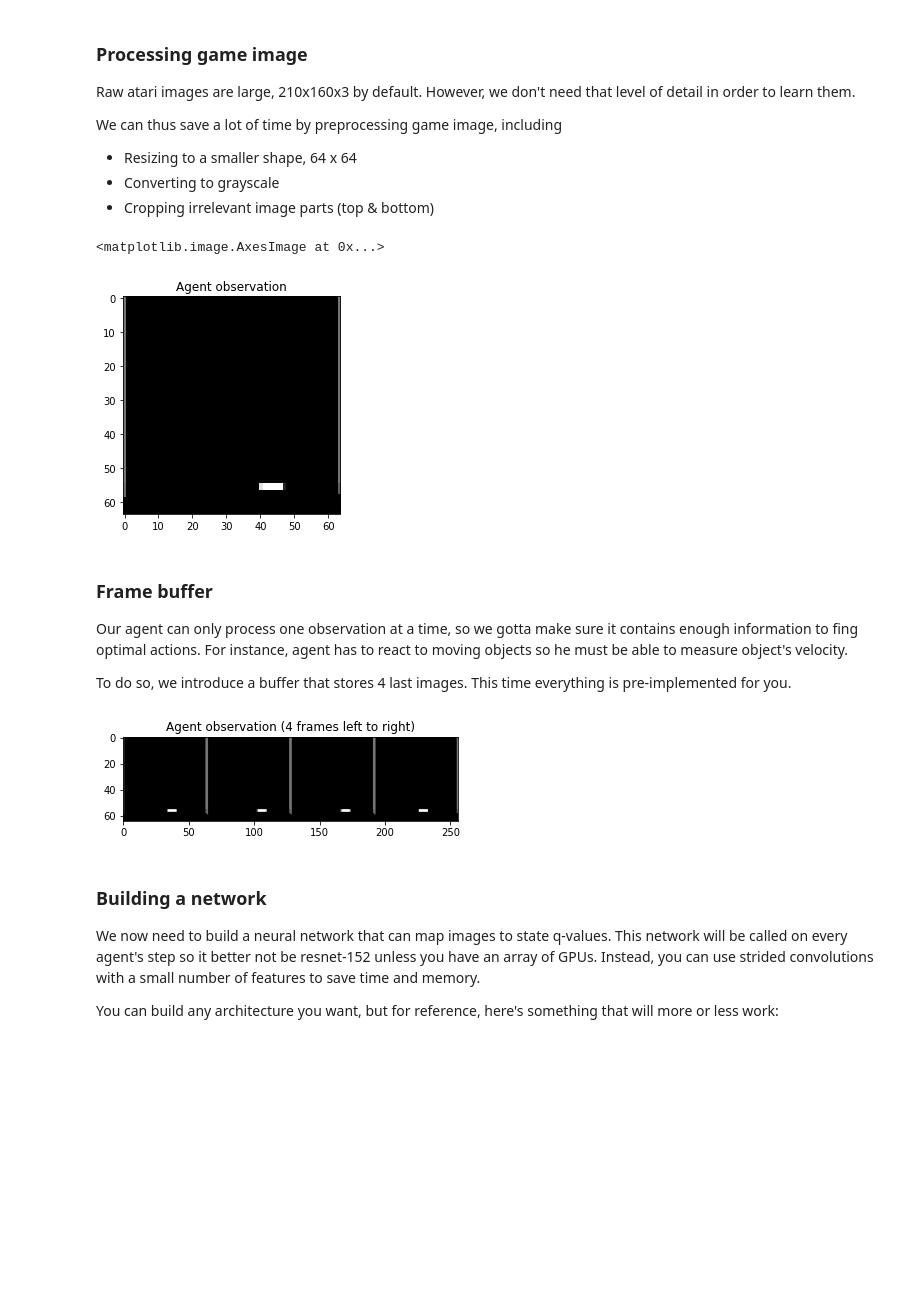
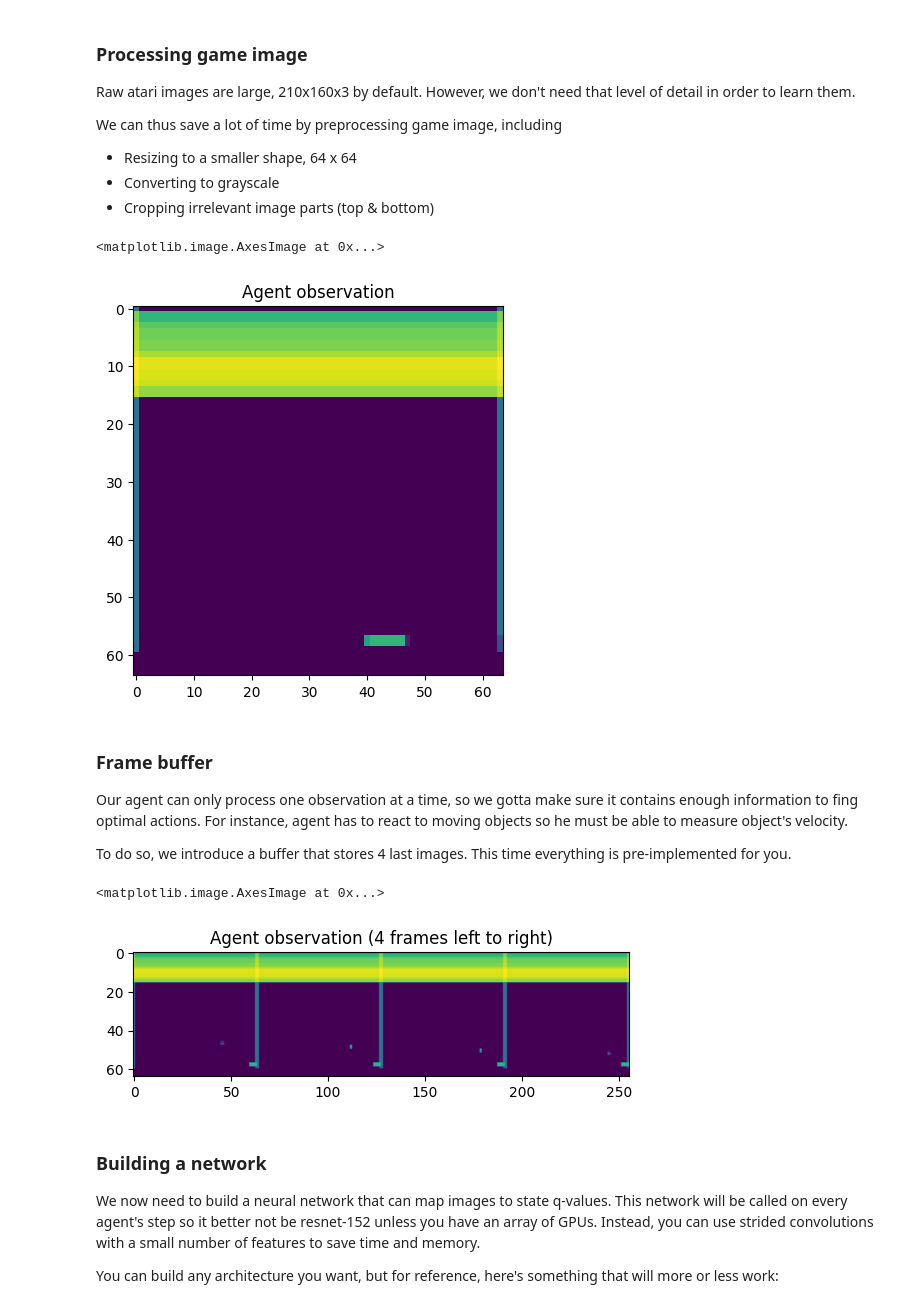
Before and after one commit to bmichas/GUzW, a Jupyter notebook: notebooks/Lab. 8.ipynb, the cells around one changed output. Drawn from its saved outputs; the diff is of its cells as text; code cells hidden in the pictures; blank space fills up the shorter version.

```diff
--- a/notebooks/Lab. 8.ipynb
+++ b/notebooks/Lab. 8.ipynb
@@ -56,9 +60,10 @@ class PreprocessAtari(ObservationWrapper):
         #  * Cast image to grayscale.
         #  * Convert image pixels to (0, 1) range, float32 type.
 
-        img = img[94:-5,7:-7]
+        # img = img[94:-5,7:-7]
+        img = img[55:-5,7:-7]
         img = cv2.resize(img, self.img_size)
-        img = cv2.cvtColor(img, cv2.COLOR_RGB2GRAY)
+        img = cv2.cvtColor(img, cv2.COLOR_BGR2GRAY)
         img = np.expand_dims(img,-1)
         img_array = np.array(img)
         img_array = img_array.astype('float32') / 255
@@ -67,13 +72,14 @@ class PreprocessAtari(ObservationWrapper):
 # %%
 env = gym.make("BreakoutDeterministic-v4")
 env = PreprocessAtari(env)
 
 obs, _ = env.reset()
 plt.title("Agent observation")
-plt.imshow(obs, cmap='gray')
+# plt.imshow(obs, cmap='gray')
+plt.imshow(obs)
 # %% [output]
 <matplotlib.image.AxesImage at 0x...>
-[figure, old version]
+[figure, new version]
 # %% [markdown]
 ### Frame buffer
 
@@ -138,9 +144,11 @@ for _ in range(50):
 
 
 plt.title("Agent observation (4 frames left to right)")
-plt.imshow(obs.transpose([0,2,1]).reshape([state_dim[0],-1]), cmap='gray');
+# plt.imshow(obs.transpose([0,2,1]).reshape([state_dim[0],-1]), cmap='gray')
+plt.imshow(obs.transpose([0,2,1]).reshape([state_dim[0],-1]))
 # %% [output]
+<matplotlib.image.AxesImage at 0x...>
-[figure, old version]
+[figure, new version]
 # %% [markdown]
 ### Building a network
 
```
Also changed, not shown: parts of 6 cells of this notebook.
